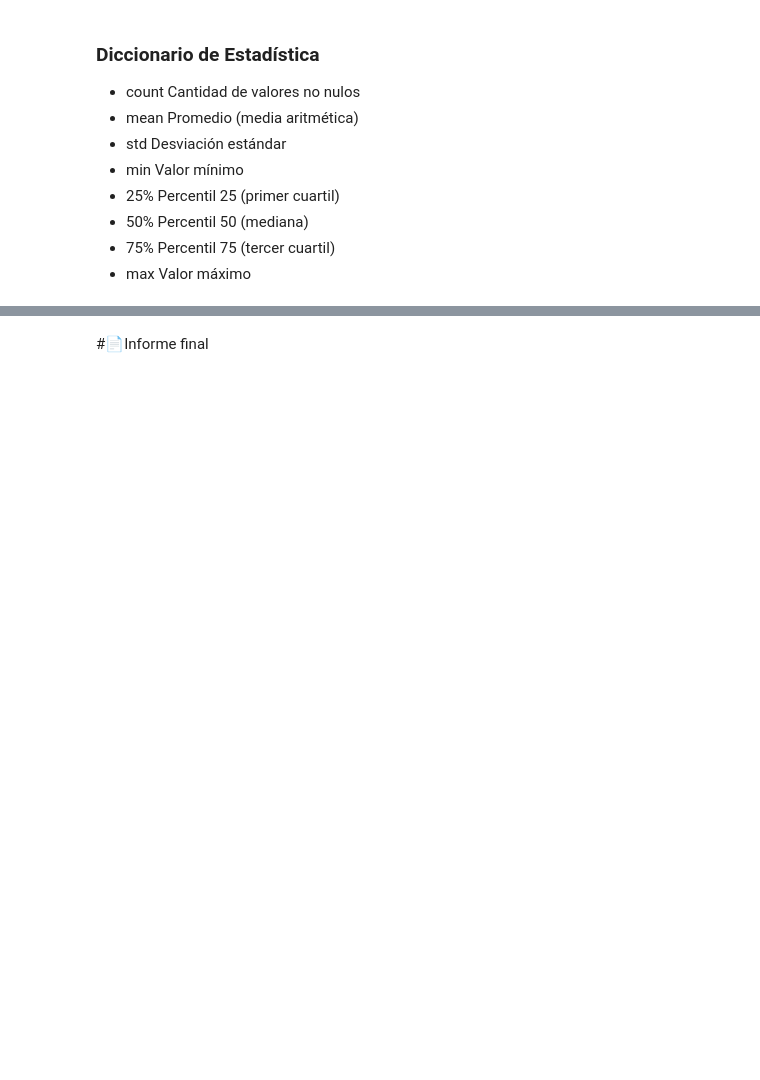
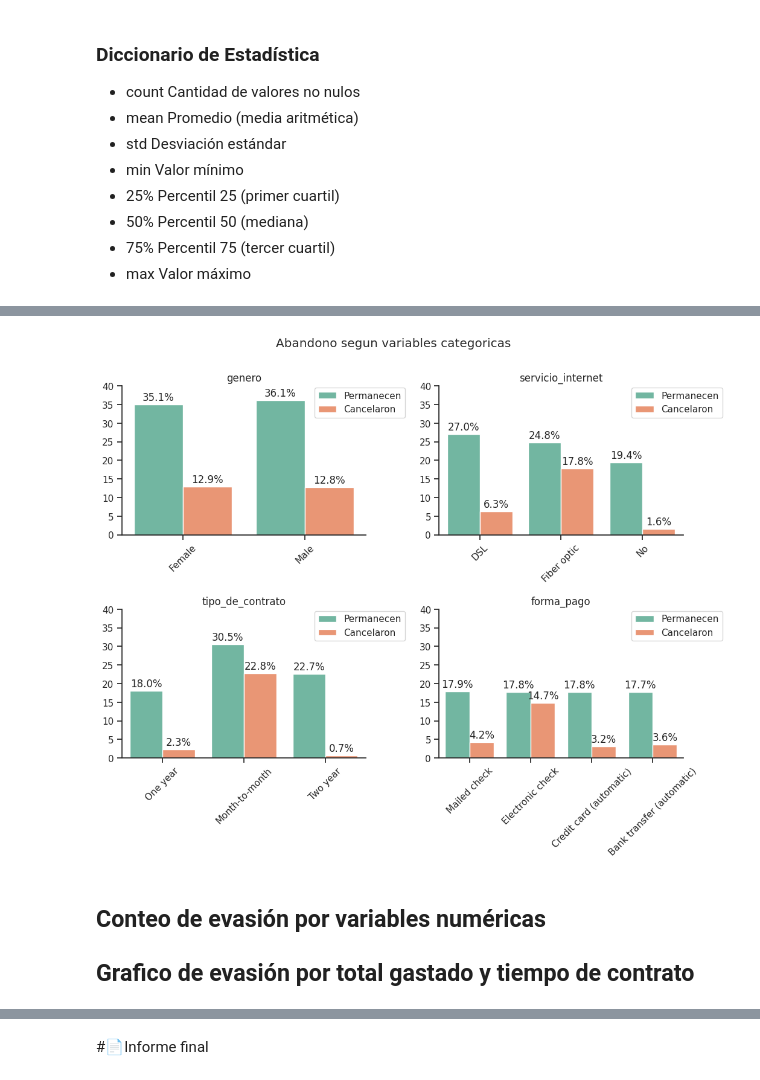
Before and after one commit to Jeder14/TelecomX_challenge-1, a Jupyter notebook: TelecomX_LATAM.ipynb, the cells around one changed output, grey strips where cells are left out. Cells and saved outputs as stored; diff of their text form; code cells hidden in the pictures; blank space fills up the shorter version.

```diff
--- a/TelecomX_LATAM.ipynb
+++ b/TelecomX_LATAM.ipynb
@@ -403,0 +502,5 @@ datos_normalizados.describe()
+# %%
+#Primero renombramos la columna
+datos_normalizados.rename(columns={'churn':'Baja','gender':'genero','internetservice':'servicio_internet',
+                           'contract':'tipo_de_contrato','paymentmethod':'forma_pago'},inplace=True)
+datos_normalizados.columns
@@ -403,0 +515,31 @@ datos_normalizados.describe()
+# %%
+#Creamos lista con las columnas que analizaremos
+analisis=['genero','servicio_internet','tipo_de_contrato','forma_pago']
+
+fig, axs=plt.subplots(2,2, figsize=(12,8))
+fig.subplots_adjust(hspace=0.5,wspace=0.3)
+fig.suptitle('Abandono segun variables categoricas')
+axs=axs.flatten()
+
+#For para generacion multiple de graficas
+for i, var in enumerate(analisis):
+  ax=axs[i]
+  ax=sns.countplot(data=datos_normalizados,x=var,hue='Baja',stat='percent',ax=ax,palette='Set2')
+  custom_params = {"axes.spines.right": False, "axes.spines.top": False}
+  sns.set_theme(style="ticks", rc=custom_params)
+  ax.set_title(f'{var}')
+  ax.set_ylabel('')
+  ax.set_xlabel('')
+  ax.set_ylim(0,40)
+  ax.tick_params(axis='x',rotation=45)
+  ax.legend(['Permanecen','Cancelaron'],bbox_to_anchor=(1.18,1.02))
+
+  for container in ax.containers:
+    ax.bar_label(container, fmt='%.1f%%', label_type='edge', padding=2)
+
+plt.show()
+# %% [output]
+[figure, added]
+# %% [markdown]
+## **Conteo de evasión por variables numéricas**
+## Grafico de evasión por total gastado y tiempo de contrato
```
Also changed, not shown: parts of 24 cells of this notebook.
